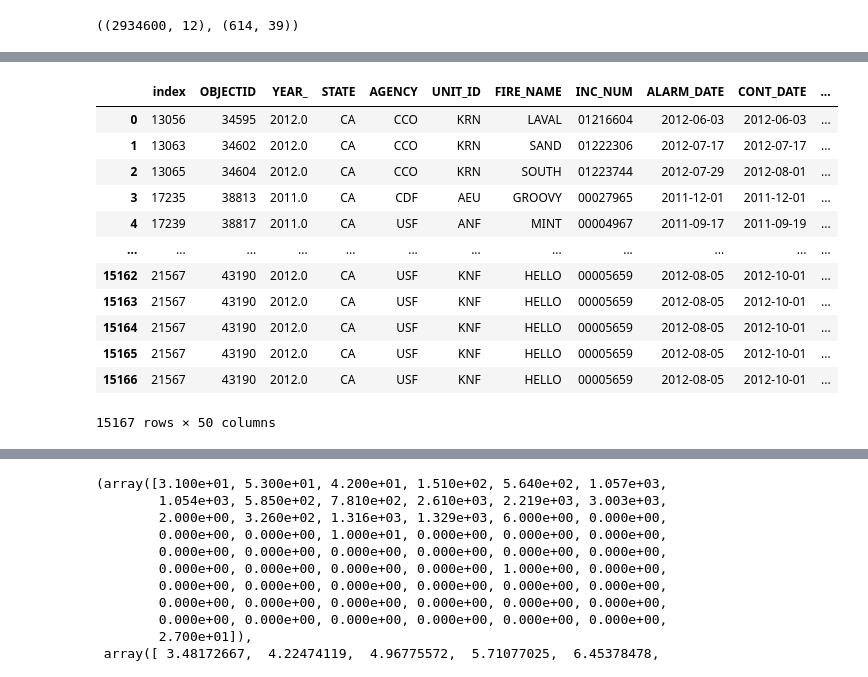
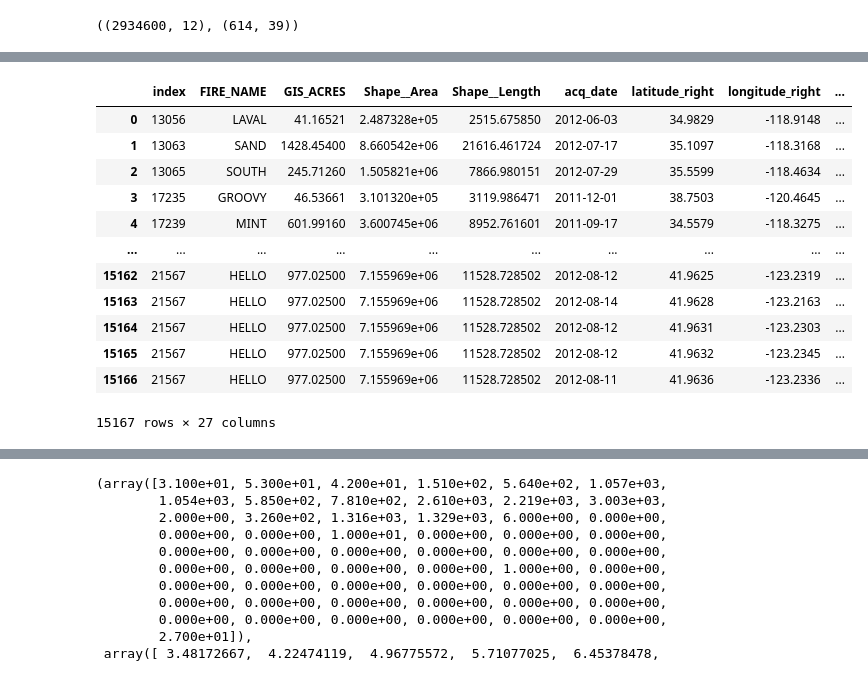
Before and after one commit to oTaira/emberalert, a Jupyter notebook: fireforce_V2.ipynb, the cells around one changed output, grey strips where cells are left out. Cells and saved outputs as stored; diff of their text form; code cells hidden in the pictures.

```diff
--- a/fireforce_V2.ipynb
+++ b/fireforce_V2.ipynb
@@ -510,7 +456,5 @@ merged_data.to_csv("merged_full.csv")
 # %%
-pm_cali_avg = pm_cali.groupby(['year', 'month', 'countyfips'])['ds_pm_pred'].mean()
-
+pm_cali_avg = pm_cali.groupby(['day','year', 'month', 'countyfips'])['ds_pm_pred'].mean()
 pm_cali_avg = pm_cali_avg.reset_index()
-
-print(pm_cali_avg)
+print(pm_cali_avg.head())
 # %% [output]
@@ -542,0 +467,5 @@ Index(['OBJECTID', 'YEAR_', 'STATE', 'AGENCY', 'UNIT_ID', 'FIRE_NAME',
+# %%
+timed_df_filtered = timed_df[['FIRE_NAME', 'GIS_ACRES', 'Shape__Area', 'Shape__Length', 'acq_date', 'latitude_right', 'longitude_right','frp', 'type', 'bright_t31', 'confidence',
+       'year', 'month', 'distance']]
+timed_df_filtered['day'] = timed_df_filtered['acq_date'].dt.day
+timed_df_filtered
@@ -556,8 +504,8 @@ from shapely.geometry import Point
 counties = counties.to_crs("EPSG:4326")
 
 gdf = gpd.GeoDataFrame(
-    timed_df,
-    geometry=[Point(xy) for xy in zip(timed_df.longitude_right, timed_df.latitude_right)],
+    timed_df_filtered,
+    geometry=[Point(xy) for xy in zip(timed_df_filtered.longitude_right, timed_df_filtered.latitude_right)],
     crs="EPSG:4326"  # Make sure to use the right Coordinate Reference System
 )
 
@@ -626,5 +559,6 @@ Index(['OBJECTID', 'YEAR_', 'STATE', 'AGENCY', 'UNIT_ID', 'FIRE_NAME',
 # %%
-timed_avg = gdf.groupby(['year', 'month', 'COUNTY_FIP'])[["GIS_ACRES",'Shape__Area', 'Shape__Length', 'frp', 'bright_t31']].mean()
+timed_avg = gdf.groupby(['day','year', 'month', 'COUNTY_FIP'])[["GIS_ACRES",'Shape__Area', 'Shape__Length', 'frp', 'bright_t31']].mean()
 timed_avg = gdf.reset_index()
 timed_avg.rename(columns={'COUNTY_FIP': 'countyfip'}, inplace=True)
 pm_cali_avg.rename(columns={'standard_fips': 'countyfip'}, inplace=True)
+timed_avg
@@ -631,17 +579,17 @@ pm_cali_avg.rename(columns={'standard_fips': 'countyfip'}, inplace=True)
 # %%
-merged_avg = pd.merge(timed_avg, pm_cali_avg, on=['year', 'month', 'countyfip'], how='inner')
+merged_avg = pd.merge(timed_avg, pm_cali_avg, on=['day','year', 'month', 'countyfip'], how='inner')
 merged_avg
 # %% [output]
-|  | index | OBJECTID | YEAR_ | STATE | AGENCY | UNIT_ID | FIRE_NAME | INC_NUM | ALARM_DATE | CONT_DATE | ... |
-| 0 | 13056 | 34595 | 2012.0 | CA | CCO | KRN | LAVAL | 01216604 | 2012-06-03 | 2012-06-03 | ... |
-| 1 | 13063 | 34602 | 2012.0 | CA | CCO | KRN | SAND | 01222306 | 2012-07-17 | 2012-07-17 | ... |
-| 2 | 13065 | 34604 | 2012.0 | CA | CCO | KRN | SOUTH | 01223744 | 2012-07-29 | 2012-08-01 | ... |
-| 3 | 17235 | 38813 | 2011.0 | CA | CDF | AEU | GROOVY | 00027965 | 2011-12-01 | 2011-12-01 | ... |
-| 4 | 17239 | 38817 | 2011.0 | CA | USF | ANF | MINT | 00004967 | 2011-09-17 | 2011-09-19 | ... |
-| ... | ... | ... | ... | ... | ... | ... | ... | ... | ... | ... | ... |
-| 15162 | 21567 | 43190 | 2012.0 | CA | USF | KNF | HELLO | 00005659 | 2012-08-05 | 2012-10-01 | ... |
-| 15163 | 21567 | 43190 | 2012.0 | CA | USF | KNF | HELLO | 00005659 | 2012-08-05 | 2012-10-01 | ... |
-| 15164 | 21567 | 43190 | 2012.0 | CA | USF | KNF | HELLO | 00005659 | 2012-08-05 | 2012-10-01 | ... |
-| 15165 | 21567 | 43190 | 2012.0 | CA | USF | KNF | HELLO | 00005659 | 2012-08-05 | 2012-10-01 | ... |
-| 15166 | 21567 | 43190 | 2012.0 | CA | USF | KNF | HELLO | 00005659 | 2012-08-05 | 2012-10-01 | ... |
+|  | index | FIRE_NAME | GIS_ACRES | Shape__Area | Shape__Length | acq_date | latitude_right | longitude_right | ... |
+| 0 | 13056 | LAVAL | 41.16521 | 2.487328e+05 | 2515.675850 | 2012-06-03 | 34.9829 | -118.9148 | ... |
+| 1 | 13063 | SAND | 1428.45400 | 8.660542e+06 | 21616.461724 | 2012-07-17 | 35.1097 | -118.3168 | ... |
+| 2 | 13065 | SOUTH | 245.71260 | 1.505821e+06 | 7866.980151 | 2012-07-29 | 35.5599 | -118.4634 | ... |
+| 3 | 17235 | GROOVY | 46.53661 | 3.101320e+05 | 3119.986471 | 2011-12-01 | 38.7503 | -120.4645 | ... |
+| 4 | 17239 | MINT | 601.99160 | 3.600745e+06 | 8952.761601 | 2011-09-17 | 34.5579 | -118.3275 | ... |
+| ... | ... | ... | ... | ... | ... | ... | ... | ... | ... |
+| 15162 | 21567 | HELLO | 977.02500 | 7.155969e+06 | 11528.728502 | 2012-08-12 | 41.9625 | -123.2319 | ... |
+| 15163 | 21567 | HELLO | 977.02500 | 7.155969e+06 | 11528.728502 | 2012-08-14 | 41.9628 | -123.2163 | ... |
+| 15164 | 21567 | HELLO | 977.02500 | 7.155969e+06 | 11528.728502 | 2012-08-12 | 41.9631 | -123.2303 | ... |
+| 15165 | 21567 | HELLO | 977.02500 | 7.155969e+06 | 11528.728502 | 2012-08-12 | 41.9632 | -123.2345 | ... |
+| 15166 | 21567 | HELLO | 977.02500 | 7.155969e+06 | 11528.728502 | 2012-08-11 | 41.9636 | -123.2336 | ... |
-15167 rows × 50 columns
+15167 rows × 27 columns
```
Also changed, not shown: parts of 35 cells of this notebook.
